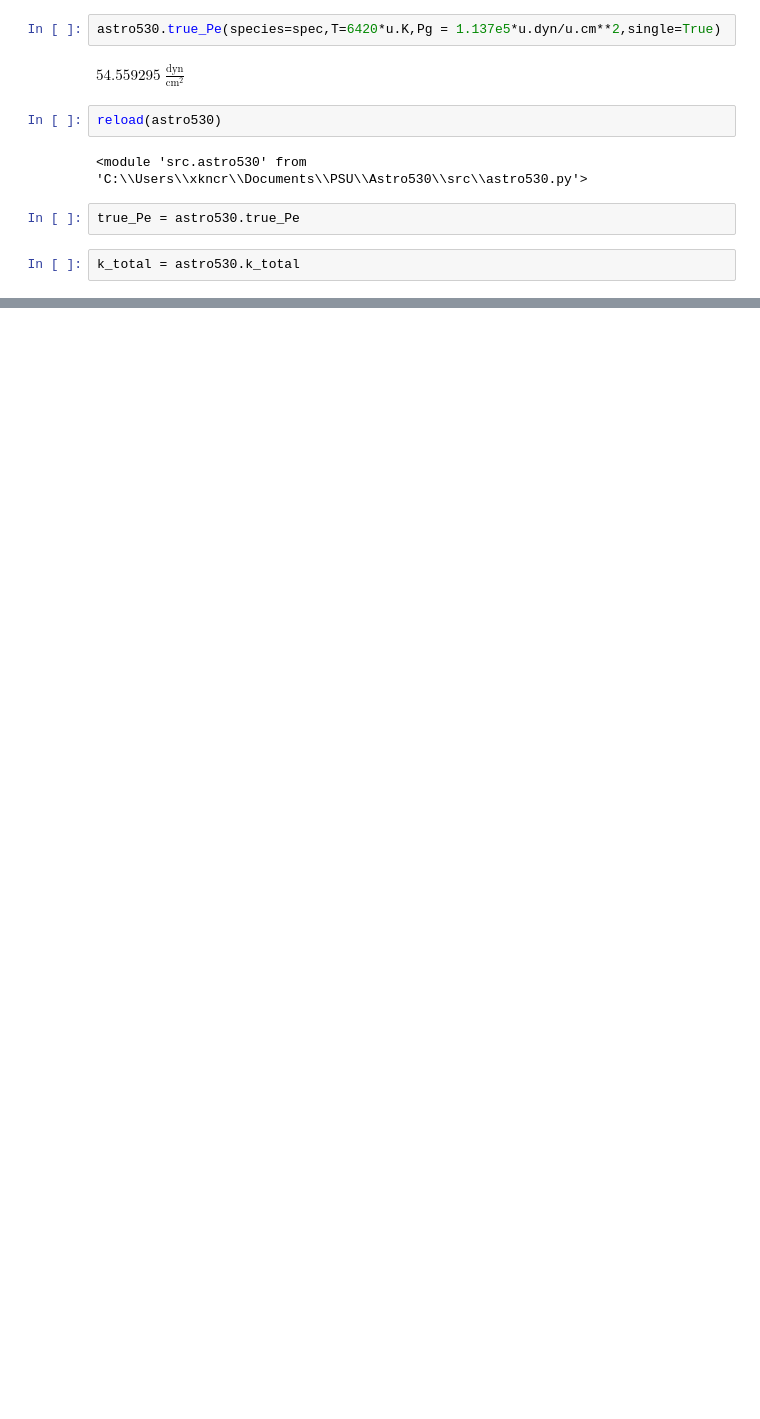
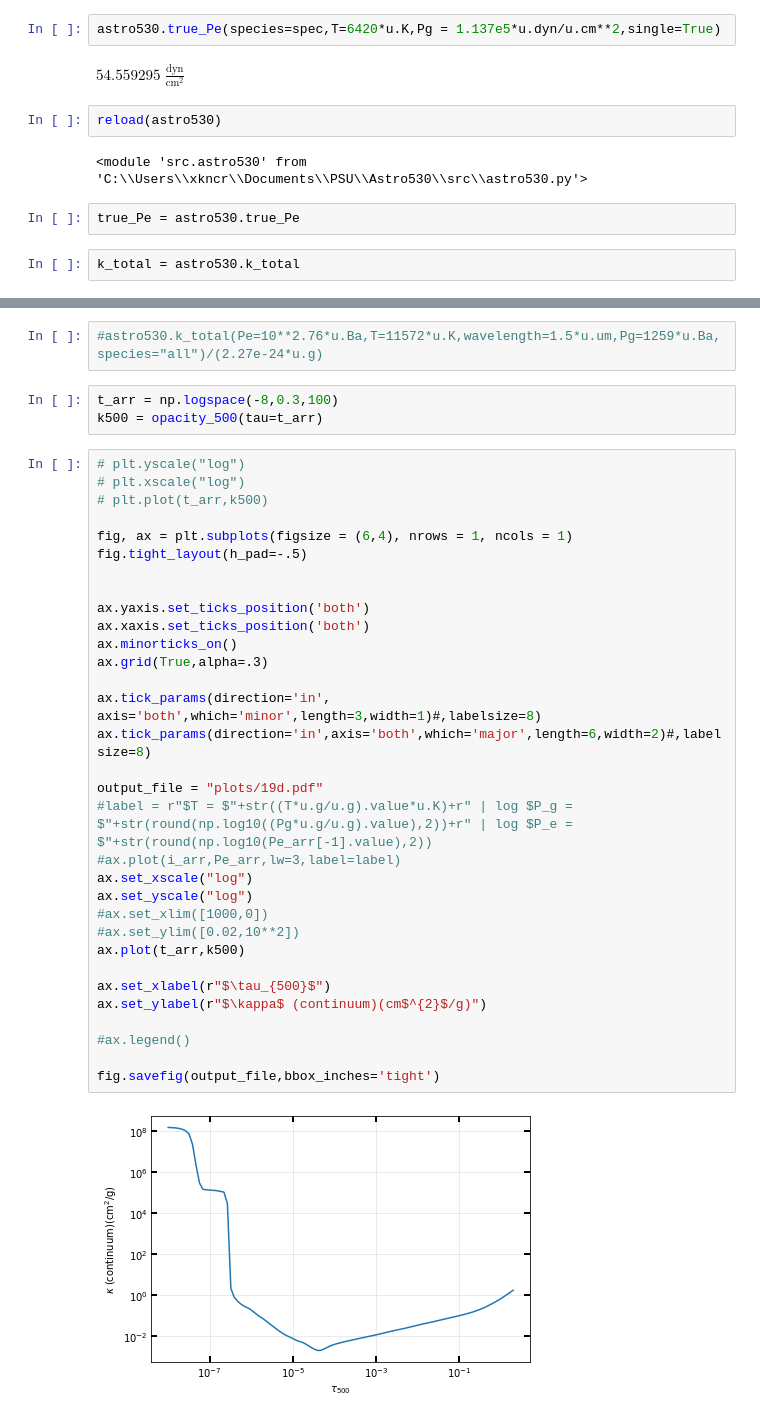
Before and after one commit to kyleneumann/Astro530, a Jupyter notebook: hw9.ipynb, the cells around one changed output, grey strips where cells are left out. Drawn from its saved outputs; the diff is of its cells as text; blank space fills up the shorter version.

```diff
--- a/hw9.ipynb
+++ b/hw9.ipynb
@@ -493,0 +621,39 @@ $6405.8556 \; \mathrm{K}$
+# %%
+#astro530.k_total(Pe=10**2.76*u.Ba,T=11572*u.K,wavelength=1.5*u.um,Pg=1259*u.Ba,species="all")/(2.27e-24*u.g)
+# %%
+t_arr = np.logspace(-8,0.3,100)
+k500 = opacity_500(tau=t_arr)
+# %%
+# plt.yscale("log")
+# plt.xscale("log")
+# plt.plot(t_arr,k500)
+
+fig, ax = plt.subplots(figsize = (6,4), nrows = 1, ncols = 1)
+fig.tight_layout(h_pad=-.5)
+
+
+ax.yaxis.set_ticks_position('both')
+ax.xaxis.set_ticks_position('both')
+ax.minorticks_on()
+ax.grid(True,alpha=.3)
+
+ax.tick_params(direction='in', axis='both',which='minor',length=3,width=1)#,labelsize=8)
+ax.tick_params(direction='in',axis='both',which='major',length=6,width=2)#,labelsize=8)
+
+output_file = "plots/19d.pdf"
+#label = r"$T = $"+str((T*u.g/u.g).value*u.K)+r" | log $P_g = $"+str(round(np.log10((Pg*u.g/u.g).value),2))+r" | log $P_e = $"+str(round(np.log10(Pe_arr[-1].value),2))
+#ax.plot(i_arr,Pe_arr,lw=3,label=label)
+ax.set_xscale("log")
+ax.set_yscale("log")
+#ax.set_xlim([1000,0])
+#ax.set_ylim([0.02,10**2])
+ax.plot(t_arr,k500)
+
+ax.set_xlabel(r"$\tau_{500}$")
+ax.set_ylabel(r"$\kappa$ (continuum)(cm$^{2}$/g)")
+
+#ax.legend()
+
+fig.savefig(output_file,bbox_inches='tight')
+# %% [output]
+[figure, added]
```
Also changed, not shown: parts of 41 cells of this notebook, 6 other files.
